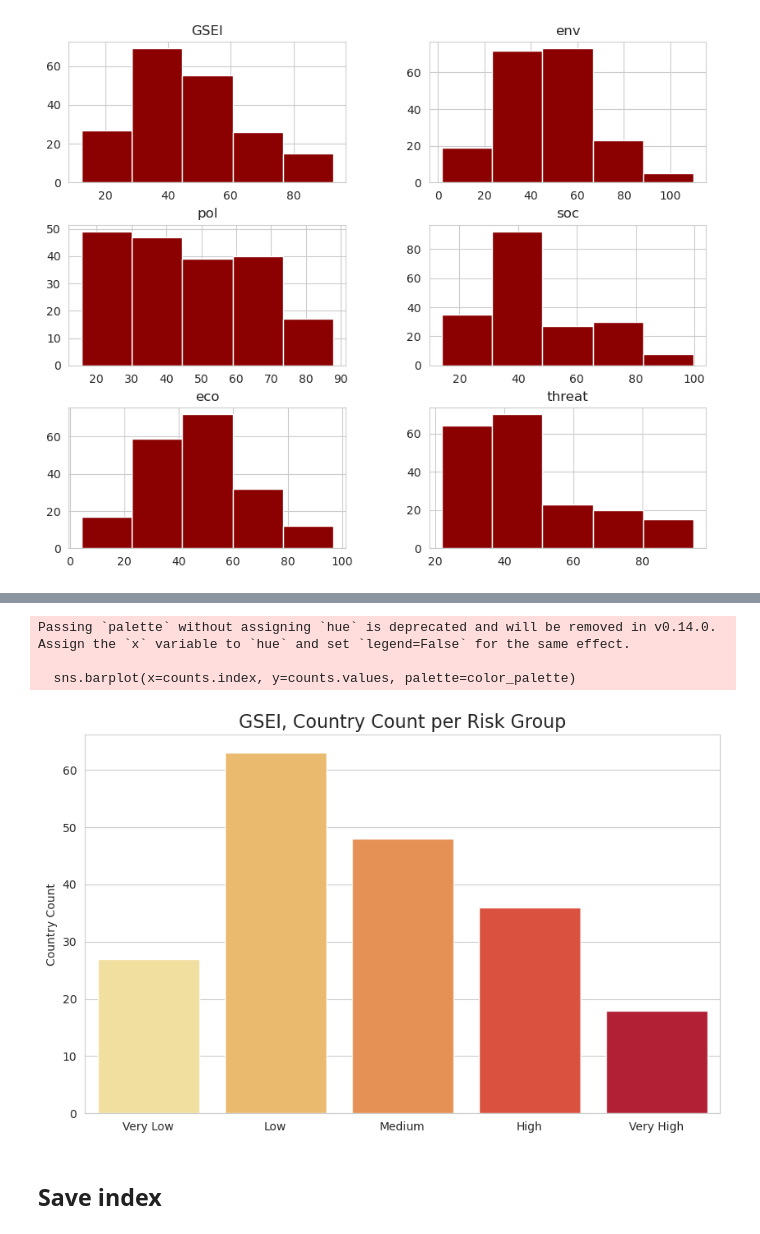
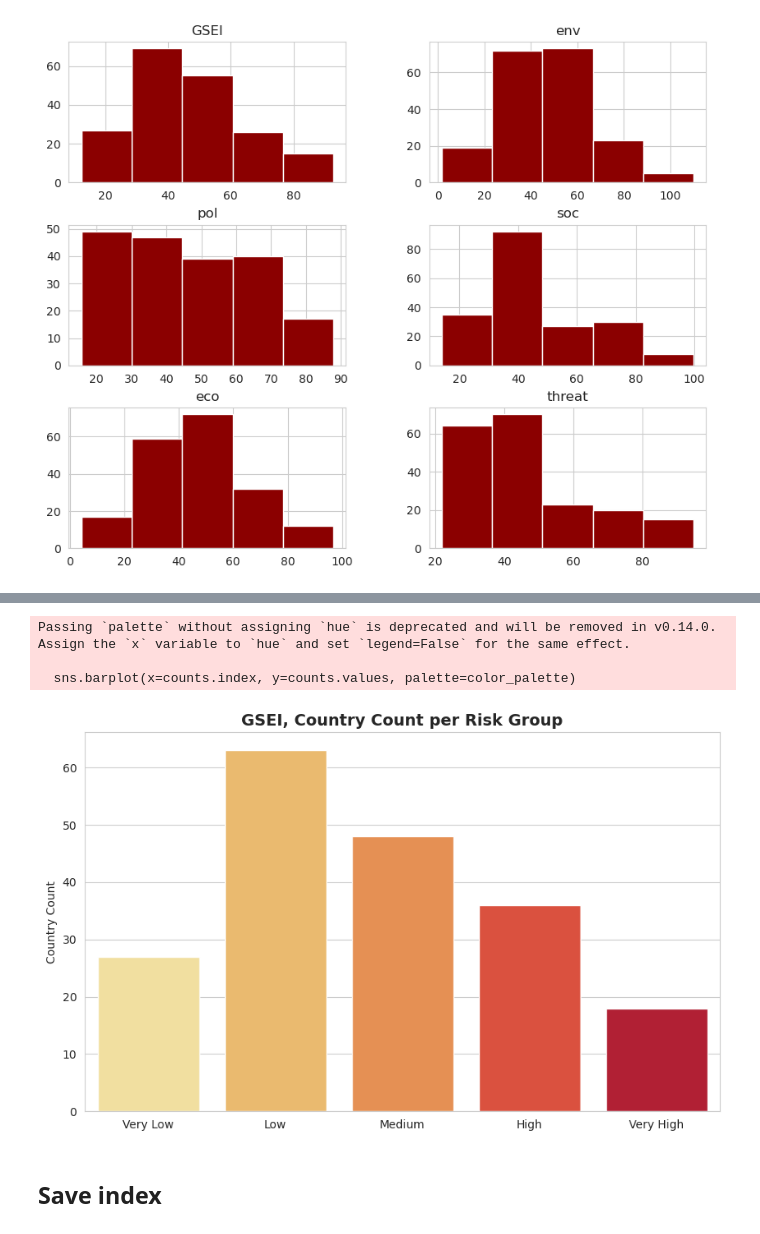
Before and after one commit to arth3mis/global-societal-endangerment-index, a Jupyter notebook: 6.1_weighting_aggregation.ipynb, the cells around one changed output, grey strips where cells are left out. Drawn from its saved outputs; the diff is of its cells as text; code cells hidden in the pictures.

```diff
--- a/6.1_weighting_aggregation.ipynb
+++ b/6.1_weighting_aggregation.ipynb
@@ -356,29 +357,29 @@ get_jenks(shifted_index, 'GSEI', num_classes=5)
 # %%
 def plot_custom_barchart(df, column_name, category_names, color_palette):
     """
     Plots a barchart of a column with custom x-tick names and a custom color palette.
     """
     counts = df[column_name].value_counts().sort_index()
     fig = plt.figure(figsize=(10, 6))
     sns.barplot(x=counts.index, y=counts.values, palette=color_palette)
 
     plt.xticks(ticks=counts.index, labels=category_names)
     plt.xlabel(None)
     plt.ylabel("Country Count")
-    plt.title(f"GSEI, Country Count per Risk Group", fontsize=16)
+    plt.title(f"GSEI, Country Count per Risk Group", fontsize=14, fontweight='bold')
     plt.show()
     # fig.savefig('fig.png', dpi=200, bbox_inches='tight')
 
 
 category_names = ['Very Low', 'Low', 'Medium', 'High', 'Very High']
 color_palette = sns.color_palette("YlOrRd", n_colors=len(category_names)) # Sequential red palette
 
-plot_custom_barchart(shifted_index, column_name='risk_group', category_names=category_names, color_palette=color_palette)
+plot_custom_barchart(shifted_index, column_name='Risk Group', category_names=category_names, color_palette=color_palette)
 # %% [output]
 Passing `palette` without assigning `hue` is deprecated and will be removed in v0.14.0. Assign the `x` variable to `hue` and set `legend=False` for the same effect.
 
   sns.barplot(x=counts.index, y=counts.values, palette=color_palette)
-[figure, old version]
+[figure, new version]
 # %% [markdown]
 ## Save index
 # %%
```
Also changed, not shown: parts of 2 cells of this notebook, 1 other file.
